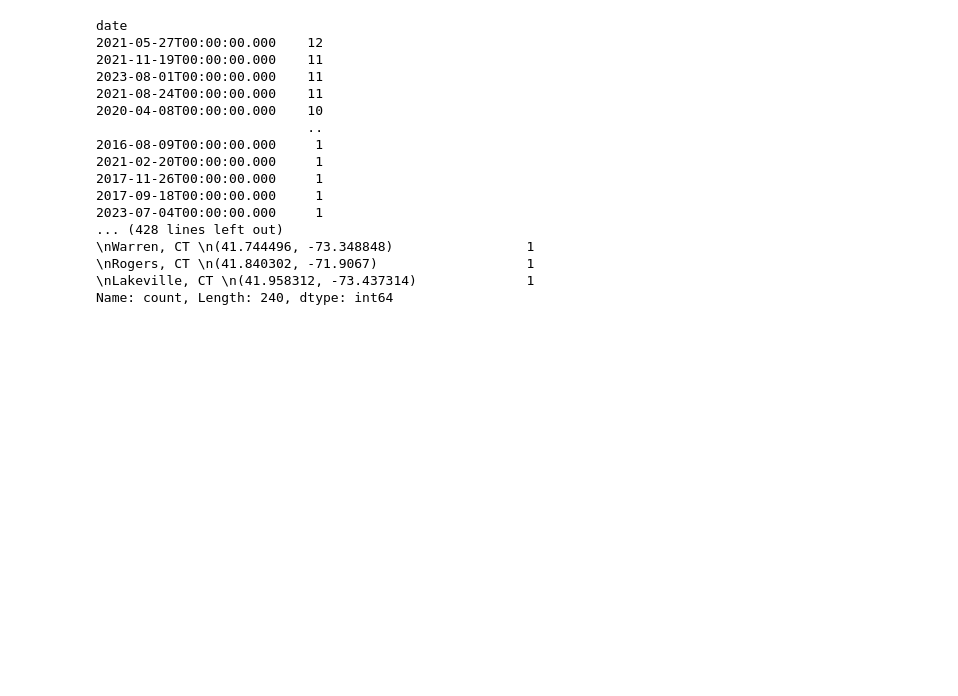
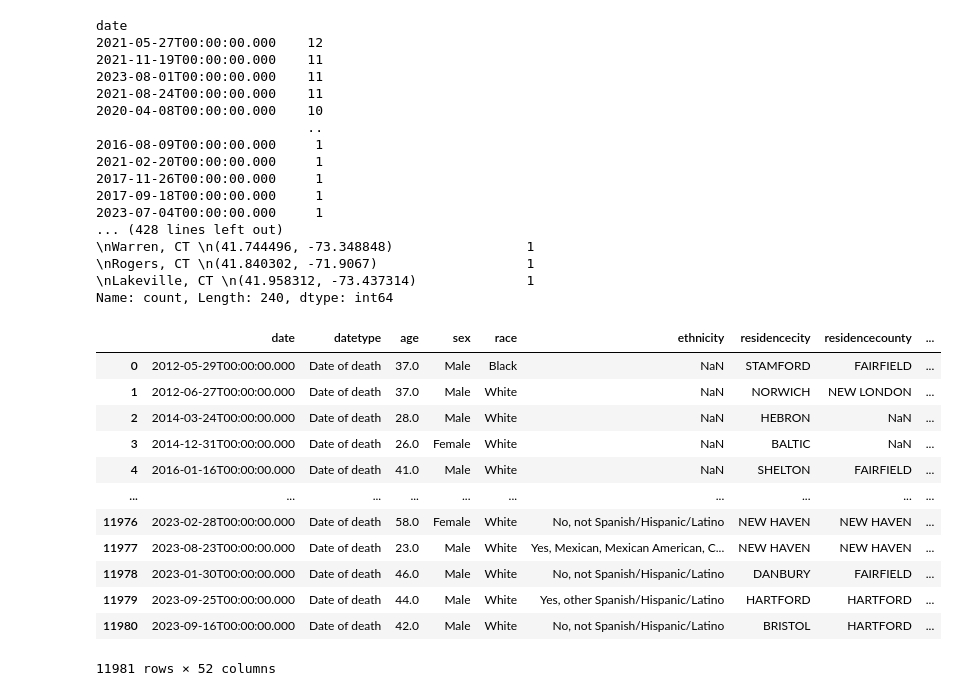
Before and after one commit to sam2800ml/drugs_analysis, a Jupyter notebook: notebooks/main.ipynb, the cells around one changed output. Cells and saved outputs as stored; diff of their text form; code cells hidden in the pictures; blank space fills up the shorter version.

```diff
--- a/notebooks/main.ipynb
+++ b/notebooks/main.ipynb
@@ -73,3 +83,35 @@ date
 \nRogers, CT \n(41.840302, -71.9067)                   1
 \nLakeville, CT \n(41.958312, -73.437314)              1
 Name: count, Length: 240, dtype: int64
+# %%
+dataframe = df.copy()
+# %%
+from datetime import datetime
+
+def creating_dateid(df,date_column):
+    df['Year'] = pd.to_datetime(df[date_column]).dt.strftime('%Y').astype(int)
+    df['Month'] = pd.to_datetime(df[date_column]).dt.strftime('%m').astype(int)
+    df['Day'] = pd.to_datetime(df[date_column]).dt.strftime('%d').astype(int)
+    df['date_id'] = pd.to_datetime(df[date_column]).dt.strftime('%Y%m%d').astype(int)
+
+
+    return df
+
+
+dataframe = creating_dateid(dataframe,"date")
+# %%
+dataframe
+# %% [output]
+|  | date | datetype | age | sex | race | ethnicity | residencecity | residencecounty | ... |
+| 0 | 2012-05-29T00:00:00.000 | Date of death | 37.0 | Male | Black | NaN | STAMFORD | FAIRFIELD | ... |
+| 1 | 2012-06-27T00:00:00.000 | Date of death | 37.0 | Male | White | NaN | NORWICH | NEW LONDON | ... |
+| 2 | 2014-03-24T00:00:00.000 | Date of death | 28.0 | Male | White | NaN | HEBRON | NaN | ... |
+| 3 | 2014-12-31T00:00:00.000 | Date of death | 26.0 | Female | White | NaN | BALTIC | NaN | ... |
+| 4 | 2016-01-16T00:00:00.000 | Date of death | 41.0 | Male | White | NaN | SHELTON | FAIRFIELD | ... |
+| ... | ... | ... | ... | ... | ... | ... | ... | ... | ... |
+| 11976 | 2023-02-28T00:00:00.000 | Date of death | 58.0 | Female | White | No, not Spanish/Hispanic/Latino | NEW HAVEN | NEW HAVEN | ... |
+| 11977 | 2023-08-23T00:00:00.000 | Date of death | 23.0 | Male | White | Yes, Mexican, Mexican American, C... | NEW HAVEN | NEW HAVEN | ... |
+| 11978 | 2023-01-30T00:00:00.000 | Date of death | 46.0 | Male | White | No, not Spanish/Hispanic/Latino | DANBURY | FAIRFIELD | ... |
+| 11979 | 2023-09-25T00:00:00.000 | Date of death | 44.0 | Male | White | Yes, other Spanish/Hispanic/Latino | HARTFORD | HARTFORD | ... |
+| 11980 | 2023-09-16T00:00:00.000 | Date of death | 42.0 | Male | White | No, not Spanish/Hispanic/Latino | BRISTOL | HARTFORD | ... |
+11981 rows × 52 columns
```
Also changed, not shown: parts of 10 cells of this notebook, 21 other files.
